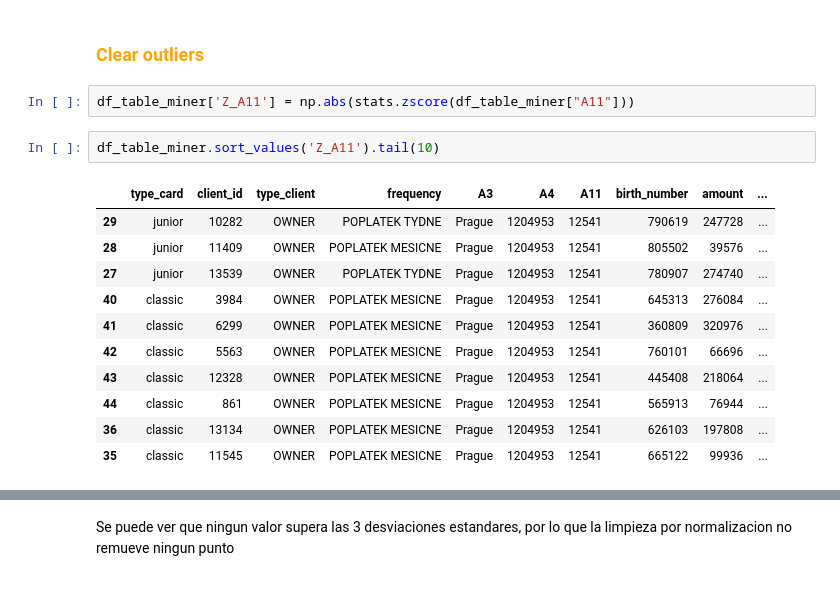
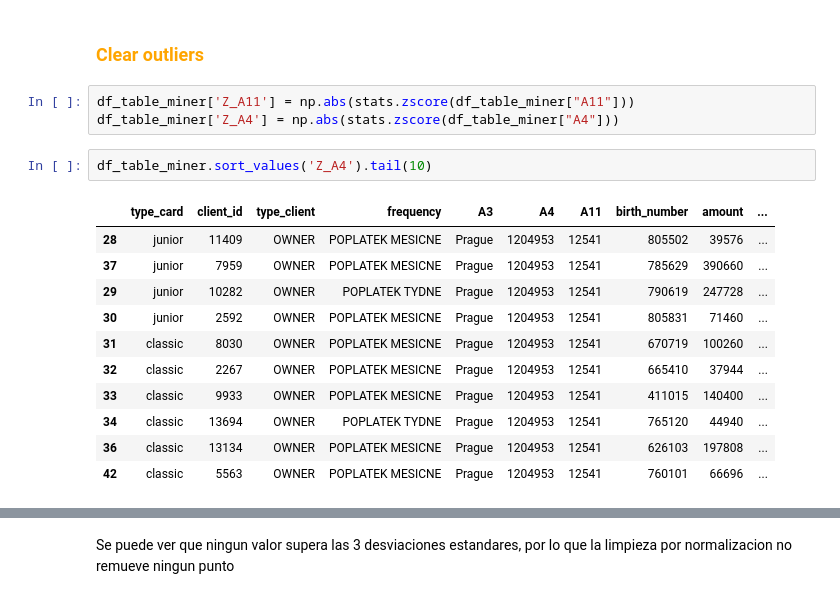
Before and after one commit to mangekyo443556/berka_bank, a Jupyter notebook: berka_bank.ipynb, the cells around one changed output, grey strips where cells are left out. Cells and saved outputs as stored; diff of their text form.

Commit message:
update stats and save figures

```diff
--- a/berka_bank.ipynb
+++ b/berka_bank.ipynb
@@ -301,17 +308,18 @@ sns.boxplot(x=df_table_miner["unique_trans"])
 <h3 style = 'color:orange'>Clear outliers</h3>
 # %%
 df_table_miner['Z_A11'] = np.abs(stats.zscore(df_table_miner["A11"]))
+df_table_miner['Z_A4'] = np.abs(stats.zscore(df_table_miner["A4"]))
 # %%
-df_table_miner.sort_values('Z_A11').tail(10)
+df_table_miner.sort_values('Z_A4').tail(10)
 # %% [output]
 |  | type_card | client_id | type_client | frequency | A3 | A4 | A11 | birth_number | amount | ... |
+| 28 | junior | 11409 | OWNER | POPLATEK MESICNE | Prague | 1204953 | 12541 | 805502 | 39576 | ... |
+| 37 | junior | 7959 | OWNER | POPLATEK MESICNE | Prague | 1204953 | 12541 | 785629 | 390660 | ... |
 | 29 | junior | 10282 | OWNER | POPLATEK TYDNE | Prague | 1204953 | 12541 | 790619 | 247728 | ... |
-| 28 | junior | 11409 | OWNER | POPLATEK MESICNE | Prague | 1204953 | 12541 | 805502 | 39576 | ... |
-| 27 | junior | 13539 | OWNER | POPLATEK TYDNE | Prague | 1204953 | 12541 | 780907 | 274740 | ... |
-| 40 | classic | 3984 | OWNER | POPLATEK MESICNE | Prague | 1204953 | 12541 | 645313 | 276084 | ... |
-| 41 | classic | 6299 | OWNER | POPLATEK MESICNE | Prague | 1204953 | 12541 | 360809 | 320976 | ... |
+| 30 | junior | 2592 | OWNER | POPLATEK MESICNE | Prague | 1204953 | 12541 | 805831 | 71460 | ... |
+| 31 | classic | 8030 | OWNER | POPLATEK MESICNE | Prague | 1204953 | 12541 | 670719 | 100260 | ... |
+| 32 | classic | 2267 | OWNER | POPLATEK MESICNE | Prague | 1204953 | 12541 | 665410 | 37944 | ... |
+| 33 | classic | 9933 | OWNER | POPLATEK MESICNE | Prague | 1204953 | 12541 | 411015 | 140400 | ... |
+| 34 | classic | 13694 | OWNER | POPLATEK TYDNE | Prague | 1204953 | 12541 | 765120 | 44940 | ... |
+| 36 | classic | 13134 | OWNER | POPLATEK MESICNE | Prague | 1204953 | 12541 | 626103 | 197808 | ... |
 | 42 | classic | 5563 | OWNER | POPLATEK MESICNE | Prague | 1204953 | 12541 | 760101 | 66696 | ... |
-| 43 | classic | 12328 | OWNER | POPLATEK MESICNE | Prague | 1204953 | 12541 | 445408 | 218064 | ... |
-| 44 | classic | 861 | OWNER | POPLATEK MESICNE | Prague | 1204953 | 12541 | 565913 | 76944 | ... |
-| 36 | classic | 13134 | OWNER | POPLATEK MESICNE | Prague | 1204953 | 12541 | 626103 | 197808 | ... |
-| 35 | classic | 11545 | OWNER | POPLATEK MESICNE | Prague | 1204953 | 12541 | 665122 | 99936 | ... |
```
Also changed, not shown: parts of 10 cells of this notebook, 2 other files.
